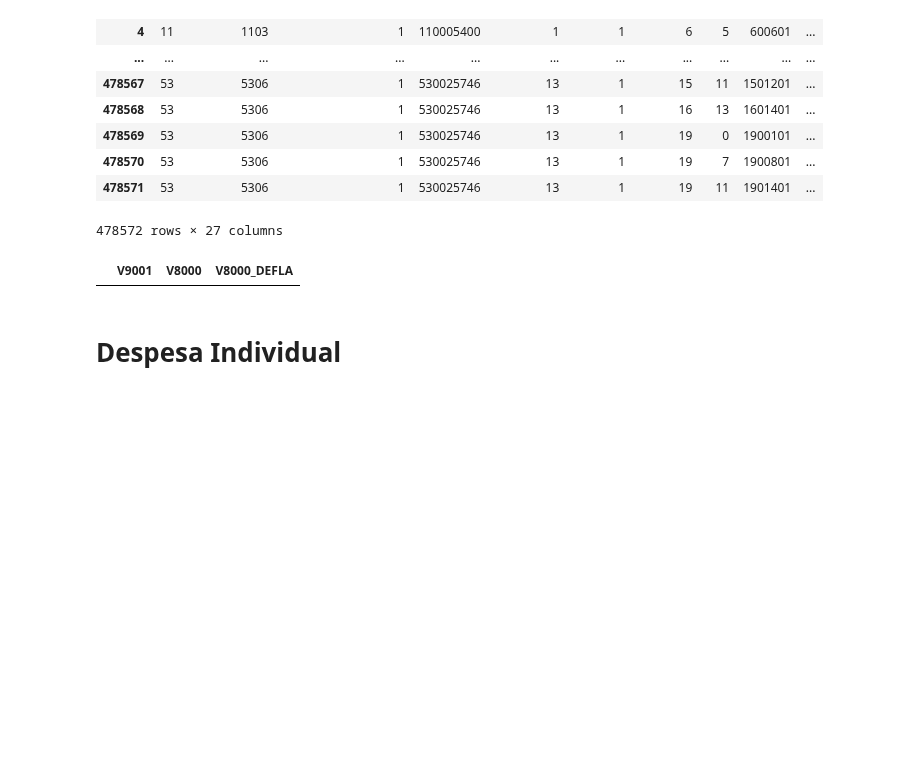
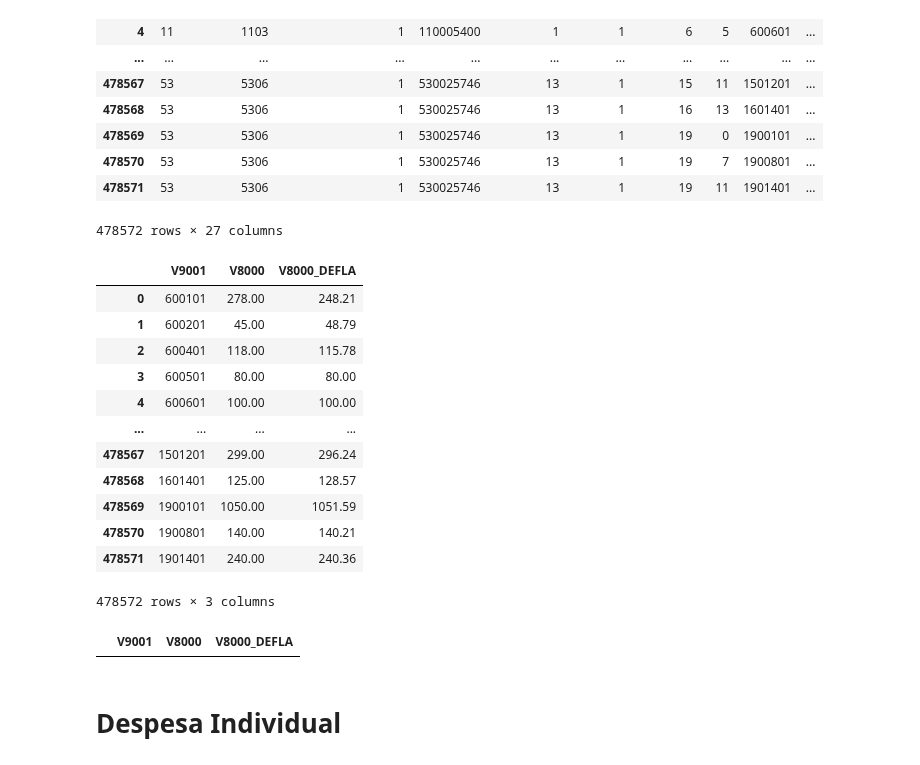
Before and after one commit to thalyson004/nutrition-study, a Jupyter notebook: notebooks/samples/014_create_food_cost_dataset.ipynb, the cells around one changed output. Drawn from its saved outputs; the diff is of its cells as text; code cells hidden in the pictures; blank space fills up the shorter version.

```diff
--- a/notebooks/samples/014_create_food_cost_dataset.ipynb
+++ b/notebooks/samples/014_create_food_cost_dataset.ipynb
@@ -76,15 +76,40 @@ dfDespesaColetiva.to_csv(datasetPath + "/dfDespesaColetiva.csv", encoding='utf-8
 # %%
 # V9001: Código do produto
 # V8000: Valor em reais
 # V8000_DEFLA: Valor em reais corrigido pela inflação
 # dfDespesaColetiva[["V9001", "V8000", "V8000_DEFLA"]]
-dfDespesaColetiva[["V9001", "V8000", "V8000_DEFLA"]][ dfDespesaColetiva["V9001"]=="6300101" ]
-# dfDespesaColetiva[["V9001", "V8000", "V8000_DEFLA"]]
+# dfDespesaColetiva[["V9001", "V8000", "V8000_DEFLA"]][ dfDespesaColetiva["V9001"]=="6300101" ]
+dfDespesaColetiva[["V9001", "V8000", "V8000_DEFLA"]]
 # dfDespesaColetiva[["V9001", "V8000", "V8000_DEFLA"]][ dfDespesaColetiva["V9001"]=="C0001A" ]
 # dfDespesaColetiva[["V9001", "V8000", "V8000_DEFLA"]][ dfDespesaColetiva["V9001"]=="2200101" ]
 # dfDespesaIndividual["V9001"]
 # %% [output]
 |  | V9001 | V8000 | V8000_DEFLA |
+| 0 | 600101 | 278.00 | 248.21 |
+| 1 | 600201 | 45.00 | 48.79 |
+| 2 | 600401 | 118.00 | 115.78 |
+| 3 | 600501 | 80.00 | 80.00 |
+| 4 | 600601 | 100.00 | 100.00 |
+| ... | ... | ... | ... |
+| 478567 | 1501201 | 299.00 | 296.24 |
+| 478568 | 1601401 | 125.00 | 128.57 |
+| 478569 | 1900101 | 1050.00 | 1051.59 |
+| 478570 | 1900801 | 140.00 | 140.21 |
+| 478571 | 1901401 | 240.00 | 240.36 |
+478572 rows × 3 columns
+# %%
+# Individual
+# V9001: Código do produto
+# V8000: Valor em reais
+# V8000_DEFLA: Valor em reais corrigido pela inflação
+# dfDespesaColetiva[["V9001", "V8000", "V8000_DEFLA"]]
+# dfDespesaColetiva[["V9001", "V8000", "V8000_DEFLA"]][ dfDespesaColetiva["V9001"]=="6300101" ] # Arrpz p[olido]
+dfDespesaColetiva[["V9001", "V8000", "V8000_DEFLA"]][ dfDespesaColetiva["V9001"]=="8579026" ]
+# dfDespesaColetiva[["V9001", "V8000", "V8000_DEFLA"]][ dfDespesaColetiva["V9001"]=="8000101" ]
+# dfDespesaColetiva[["V9001", "V8000", "V8000_DEFLA"]][ dfDespesaColetiva["V9001"]=="2200101" ]
+# dfDespesaColetiva["V9001"]
+# %% [output]
+|  | V9001 | V8000 | V8000_DEFLA |
 # %% [markdown]
 # Despesa Individual
 # %%
```
Also changed, not shown: parts of 7 cells of this notebook, 2 other files.
